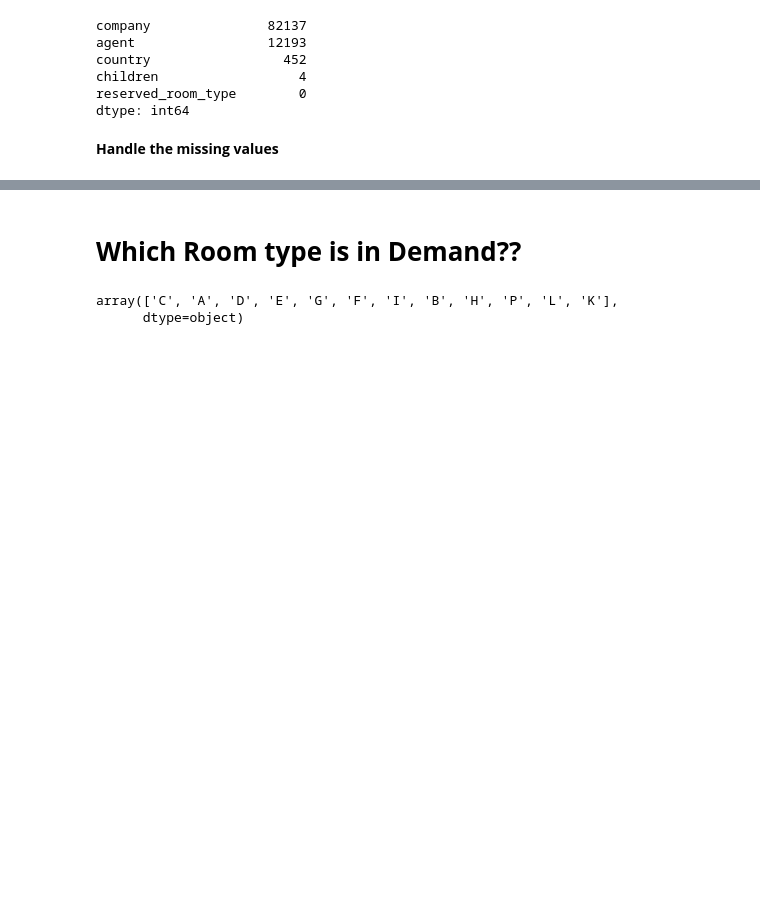
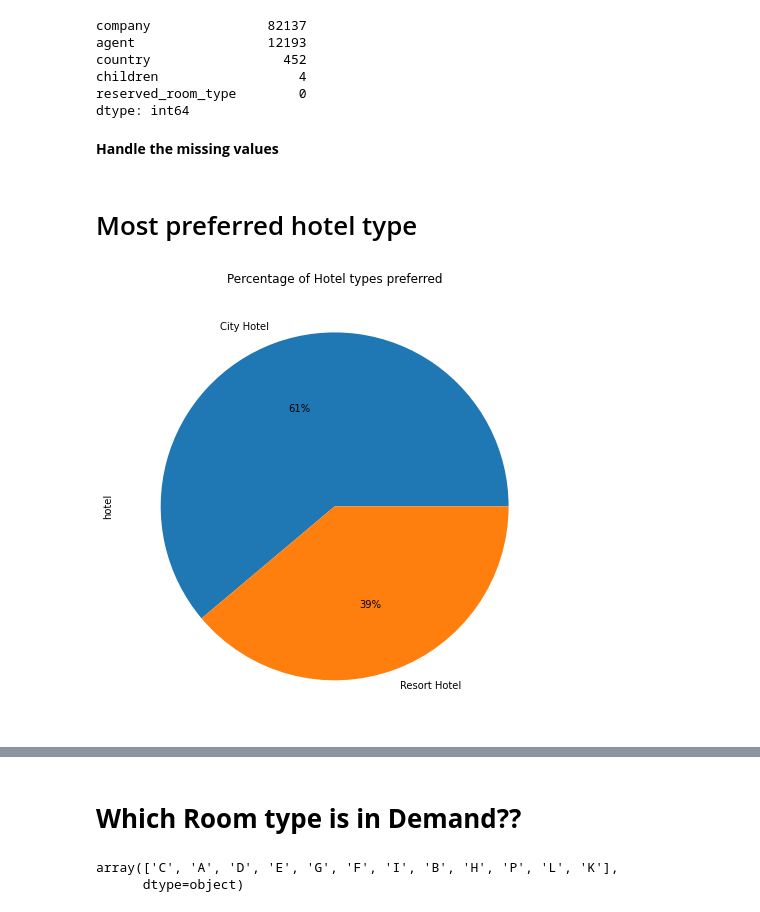
Before and after one commit to rimshaharmaen/EDA-Hotel-Booking-Analysis, a Jupyter notebook: Rimsha_Harmaen_Hotel_Booking.ipynb, the cells around one changed output, grey strips where cells are left out. Cells and saved outputs as stored; diff of their text form; code cells hidden in the pictures; blank space fills up the shorter version.

Commit message:
Meal,Duration of stay,cancellation,booking changes,hotel type

```diff
--- a/Rimsha_Harmaen_Hotel_Booking.ipynb
+++ b/Rimsha_Harmaen_Hotel_Booking.ipynb
@@ -137,3 +139,13 @@ df['country'].fillna('others', inplace = True) #filling missing value with other
 df['children'].fillna(df['children'].mean(), inplace = True) #filling missing value with mean
 # %%
 df[['agent']] = df[['agent']].fillna(0) #filling missing value with 0
+# %% [markdown]
+# Most preferred hotel type
+# %%
+#lets have a look onto percentage of hotel type preferred
+max_booked_hotel=df.hotel.value_counts()
+max_booked_hotel.plot(kind='pie' ,autopct='%1.0f%%',figsize=(8,8))
+plt.title("Percentage of Hotel types preferred")
+plt.show()
+# %% [output]
+[figure, added]
```
Also changed, not shown: parts of 41 cells of this notebook.
